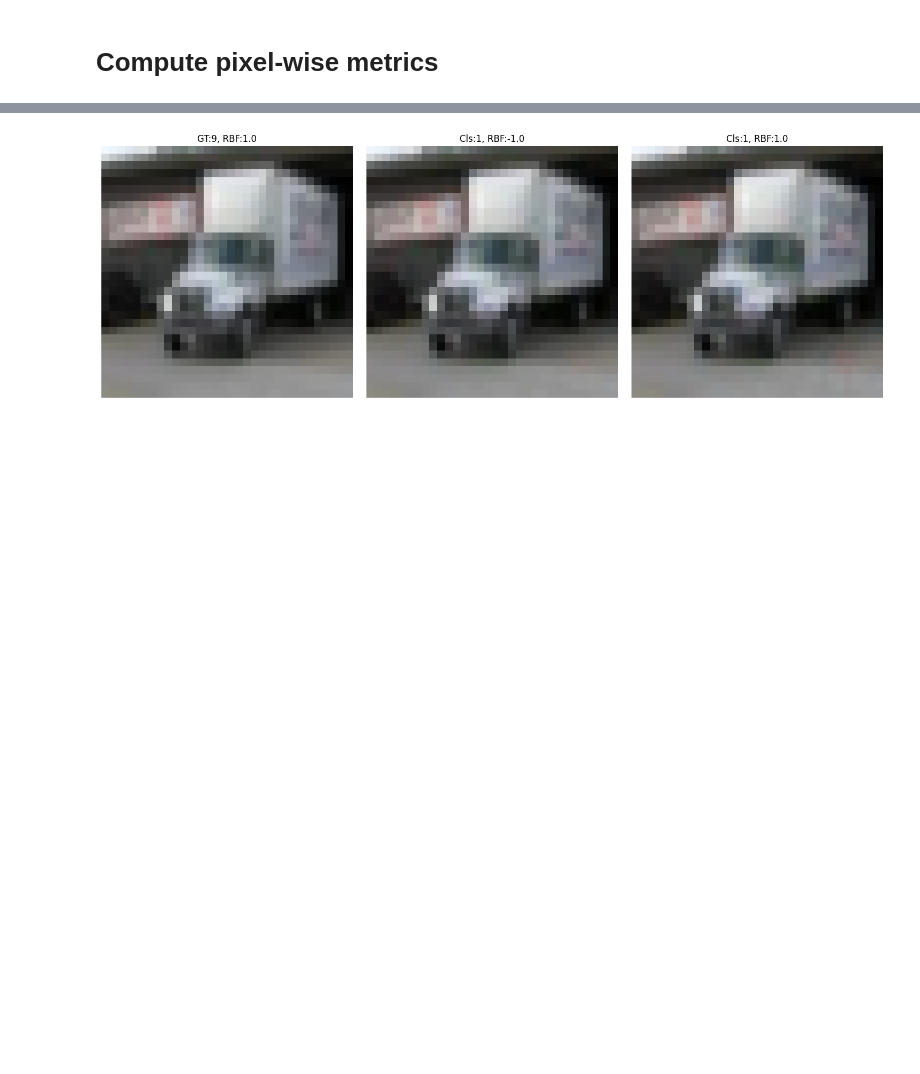
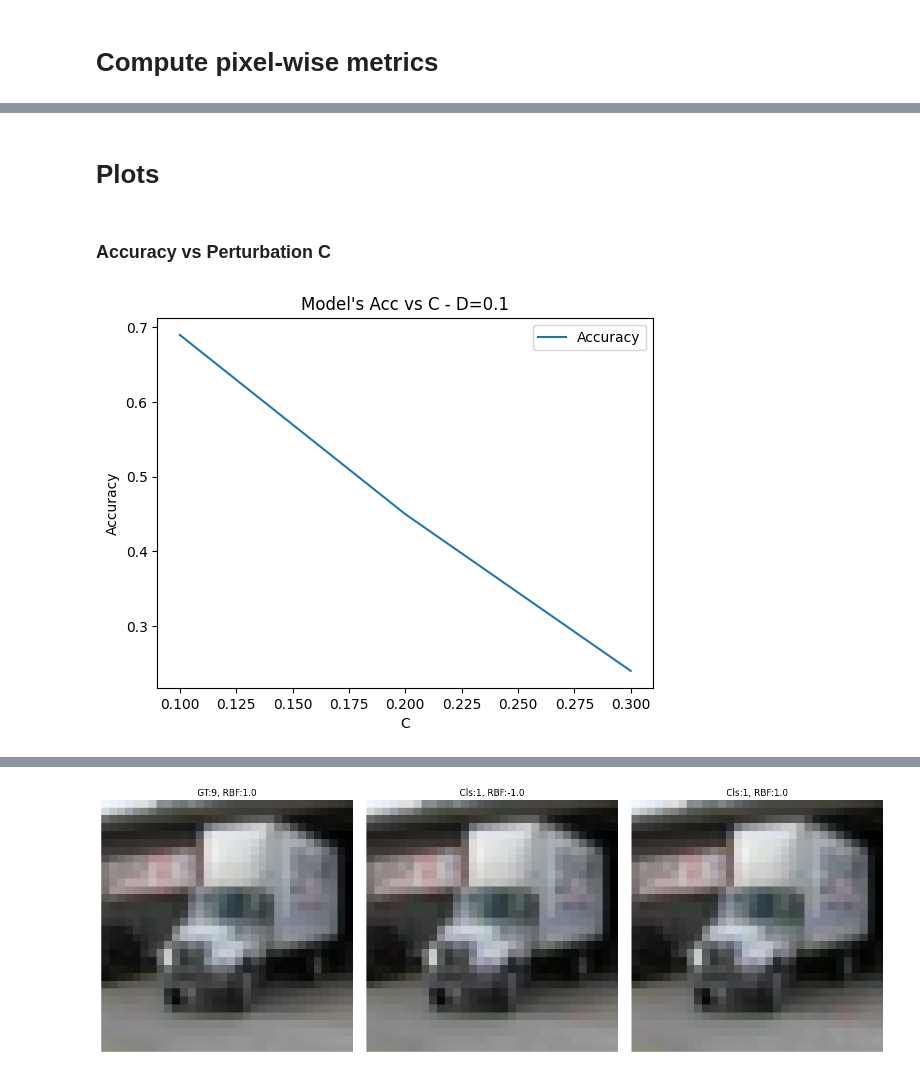
Before and after one commit to zainsarwar865/SparseDNNs, a Jupyter notebook: analysis.ipynb, the cells around one changed output, grey strips where cells are left out. Cells and saved outputs as stored; diff of their text form; code cells hidden in the pictures; blank space fills up the shorter version.

```diff
--- a/analysis.ipynb
+++ b/analysis.ipynb
@@ -62,6 +62,25 @@ def imshow(img, title):
     plt.imshow(np.transpose(npimg,(1,2,0)))
     plt.title(title)
     plt.show()
+# %%
+def lineplot_acc_perturbation(x, y, title, xlabel, ylabel, config, base_path):
+    plt.title(title)
+    plt.xlabel(xlabel)
+    plt.ylabel(ylabel)
+    plt.plot(x, y, label='Accuracy')
+    plt.legend(loc='upper right')
+    filename = os.path.join(base_path, config + ".jpg")
+    plt.savefig(filename, bbox_inches='tight')
+
+def lineplot_l2radius_perturbation(x, y1, y2, title, xlabel, ylabel, config, base_path):
+    plt.title(title)
+    plt.xlabel(xlabel)
+    plt.ylabel(ylabel)
+    plt.plot(x, y1, label="CW Base")
+    plt.plot(x, y2, label="CW + RBF")
+    plt.legend(loc='upper left')
+    filename = os.path.join(base_path, config + ".jpg")
+    plt.savefig(filename, bbox_inches='tight')
 # %% [markdown]
 # ResNet
 # %% [markdown]
@@ -203,0 +223,19 @@ Max pixel : Base 0.0003694186743814498, Integrated : 0.000588989641983062
+# %% [markdown]
+# Plots
+# %% [markdown]
+### Accuracy vs Perturbation C
+# %%
+# Accuracy vs Perturbation C
+d=0.1
+type='Regular'
+acc = [0.69,0.45,0.24]
+c = [0.1, 0.2, 0.3]
+title=f"Model's Acc vs C - D={d}"
+xlabel = "C"
+ylabel = "Accuracy"
+base_path = "/bigstor/zsarwar/SparseDNNs/MT_CIFAR10_full_10_d5f3f545a0883adb9c8f98e2a6ba4ac7/MT_Baseline_32efd89f04333501e1d66bc4e1d4260f/Plots"
+config=f"acc_vs_pertur_d-{d}_type-{type}"
+
+lineplot_acc_perturbation(c, acc,title, xlabel, ylabel, config, base_path)
+# %% [output]
+[figure, added]
```
Also changed, not shown: parts of 34 cells of this notebook, 8 other files.
